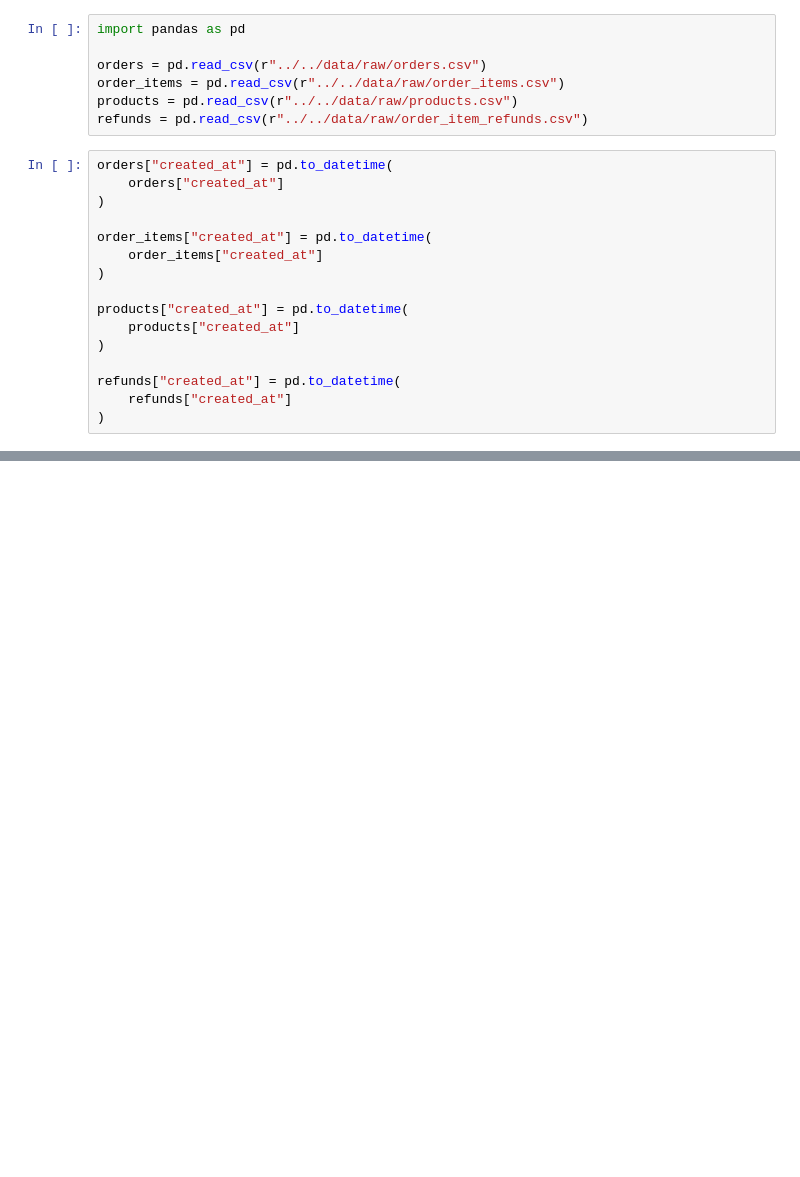
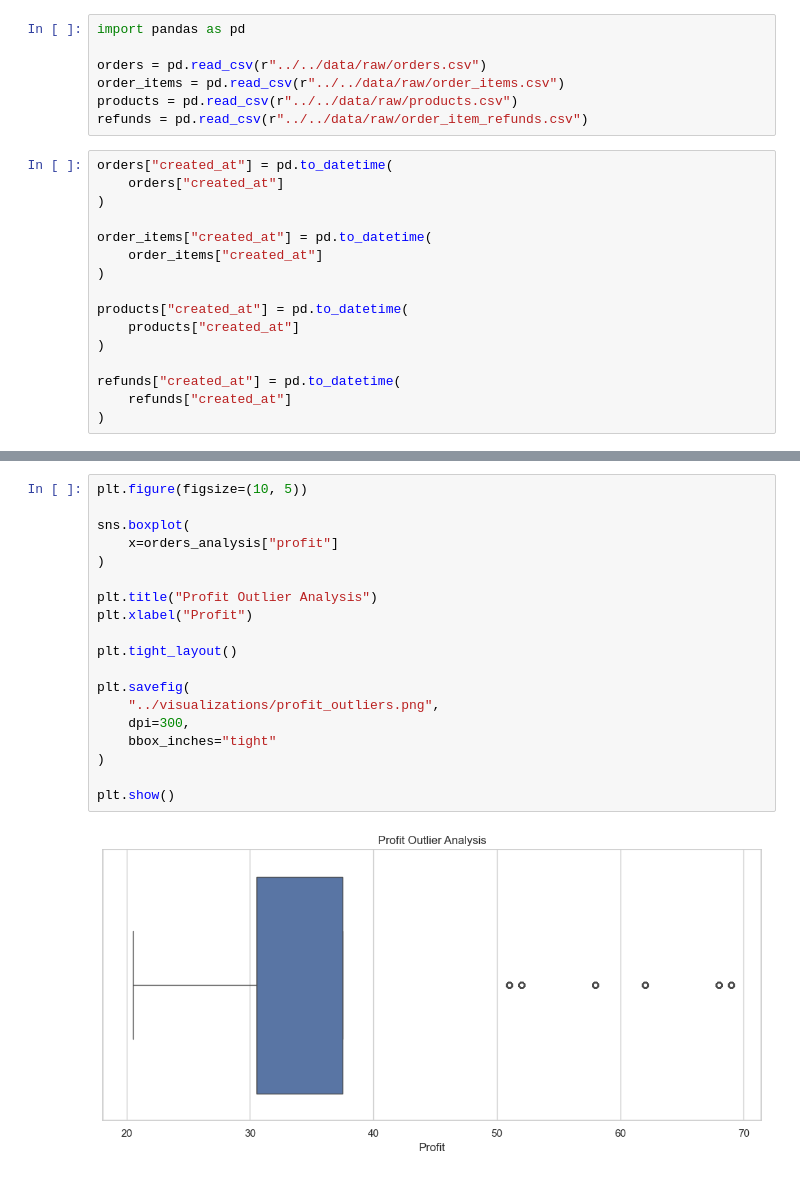
Before and after one commit to suyashverma0/Toylytics-Ecommerce-Sales-Analytics, a Jupyter notebook: Python/notebooks/02_exploratory_data_analysis.ipynb.ipynb, the cells around one changed output, grey strips where cells are left out. Saved outputs shown, nothing was run; the diff lists cells and outputs as text; blank space fills up the shorter version.

```diff
--- a/Python/notebooks/02_exploratory_data_analysis.ipynb.ipynb
+++ b/Python/notebooks/02_exploratory_data_analysis.ipynb.ipynb
@@ -33,0 +158,21 @@ refunds["created_at"] = pd.to_datetime(
+# %%
+plt.figure(figsize=(10, 5))
+
+sns.boxplot(
+    x=orders_analysis["profit"]
+)
+
+plt.title("Profit Outlier Analysis")
+plt.xlabel("Profit")
+
+plt.tight_layout()
+
+plt.savefig(
+    "../visualizations/profit_outliers.png",
+    dpi=300,
+    bbox_inches="tight"
+)
+
+plt.show()
+# %% [output]
+[figure, added]
```
Also changed, not shown: parts of 8 cells of this notebook, 12 other files.
